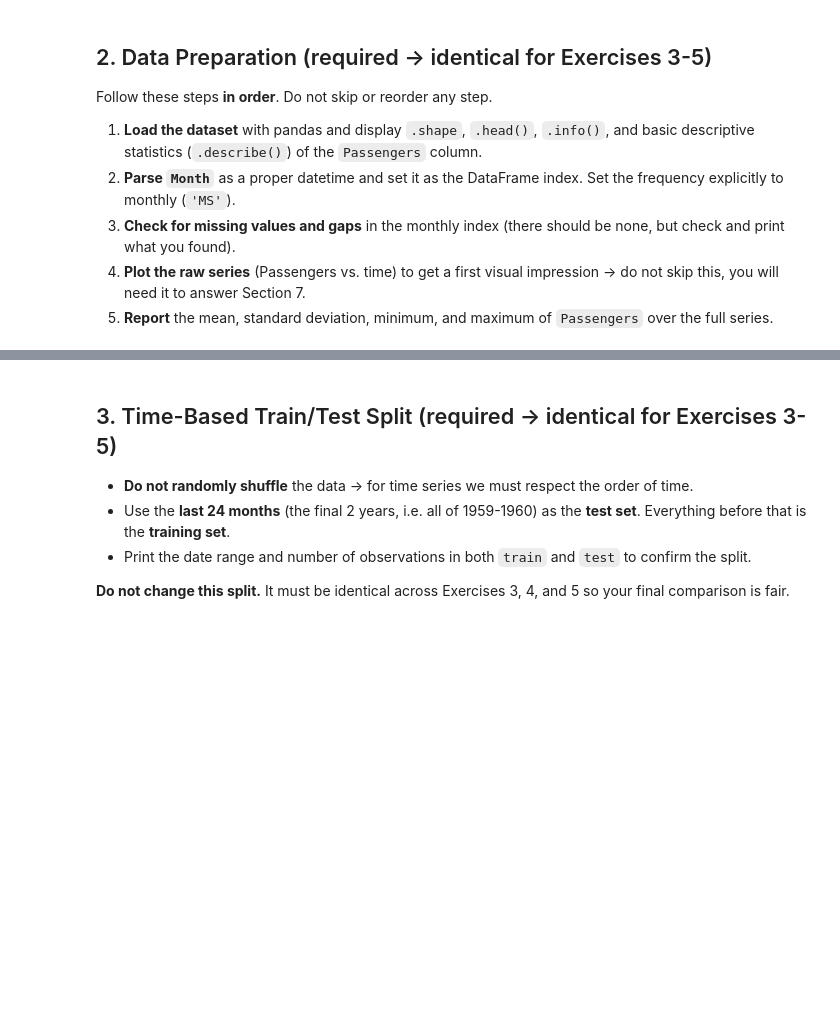
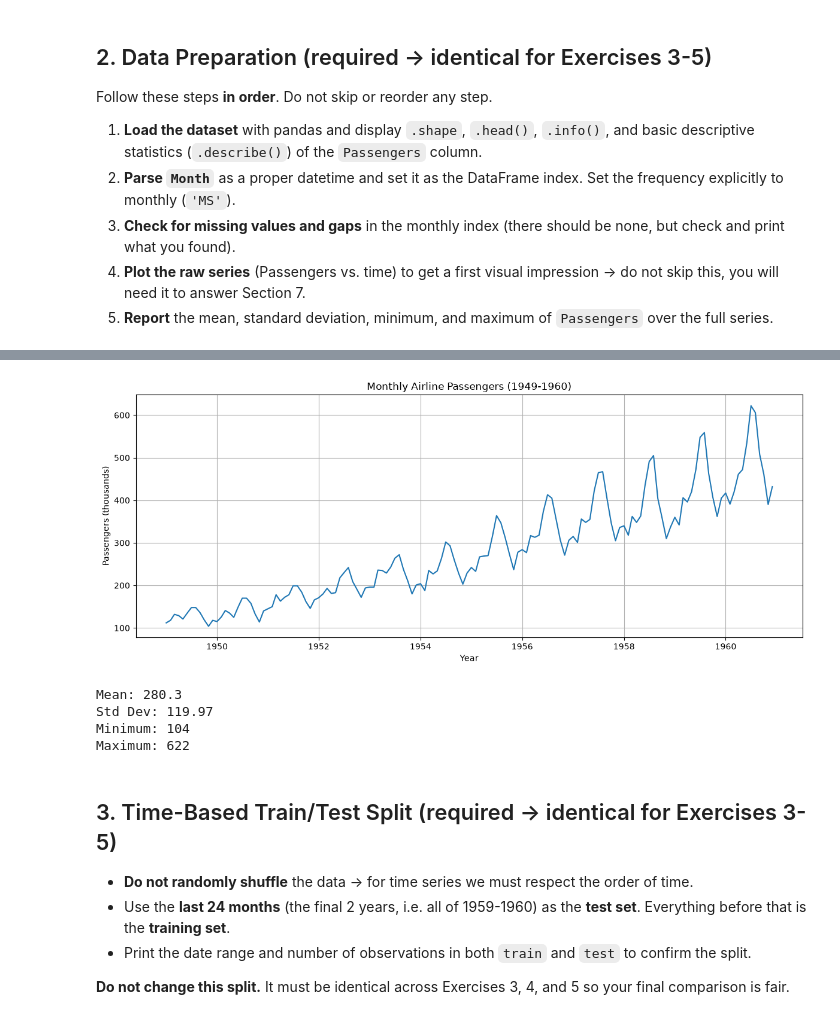
Before and after one commit to fredizenn/Statistics-and-Machine-Learning, a Jupyter notebook: Week-4/Lab-Assignments/03_TimeSeries_Decomposition_Baseline.ipynb, the cells around one changed output, grey strips where cells are left out. Saved outputs shown, nothing was run; the diff lists cells and outputs as text; code cells hidden in the pictures; blank space fills up the shorter version.

```diff
--- a/Week-4/Lab-Assignments/03_TimeSeries_Decomposition_Baseline.ipynb
+++ b/Week-4/Lab-Assignments/03_TimeSeries_Decomposition_Baseline.ipynb
@@ -45,3 +45,14 @@ Follow these steps **in order**. Do not skip or reorder any step.
 3. **Check for missing values and gaps** in the monthly index (there should be none, but check and print what you found).
 4. **Plot the raw series** (Passengers vs. time) to get a first visual impression -> do not skip this, you will need it to answer Section 7.
 5. **Report** the mean, standard deviation, minimum, and maximum of `Passengers` over the full series.
+# %%
+import pandas as pd
+import numpy as np
+import matplotlib.pyplot as plt
+import seaborn as sns
+from statsmodels.tsa.seasonal import seasonal_decompose
+from statsmodels.tsa.stattools import adfuller
+from sklearn.metrics import mean_squared_error, mean_absolute_error
+
+df = pd.read_csv(r"C:\python\srh python\Statistics-and-Machine-Learning\Week-4\Lab-Assignments\airline-passengers.csv")
+df.head()
@@ -47,0 +95,8 @@ Follow these steps **in order**. Do not skip or reorder any step.
+# %%
+df['Month'] = pd.to_datetime(df['Month'])
+df = df.set_index('Month')
+df = df.asfreq('MS')
+
+print(df.index)
+print("\n", df.head())
+print(df.isnull().sum())
@@ -48,3 +122,24 @@ Follow these steps **in order**. Do not skip or reorder any step.
+# %%
+plt.figure(figsize=(12, 5))
+plt.plot(df.index, df['Passengers'])
+plt.title('Monthly Airline Passengers (1949-1960)')
+plt.xlabel('Year')
+plt.ylabel('Passengers (thousands)')
+plt.grid(True)
+plt.tight_layout()
+plt.show()
+# %% [output]
+[figure, added]
+# %%
+print("Mean:", df['Passengers'].mean().round(2))
+print("Std Dev:", df['Passengers'].std().round(2))
+print("Minimum:", df['Passengers'].min())
+print("Maximum:", df['Passengers'].max())
+# %% [output]
+Mean: 280.3
+Std Dev: 119.97
+Minimum: 104
+Maximum: 622
 # %% [markdown]
 ## 3. Time-Based Train/Test Split (required -> identical for Exercises 3-5)
 
```
Also changed, not shown: parts of 14 cells of this notebook, 1 other file.
